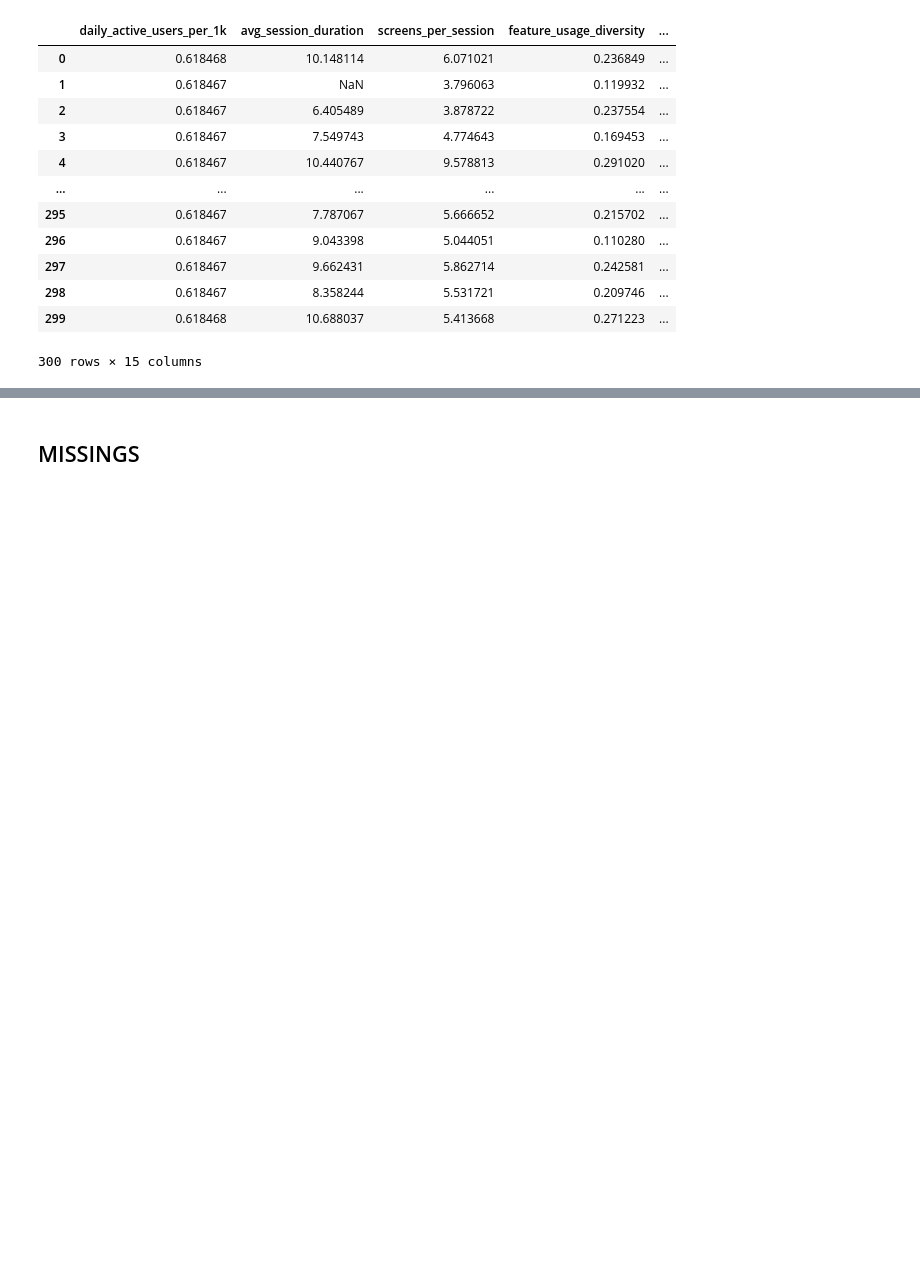
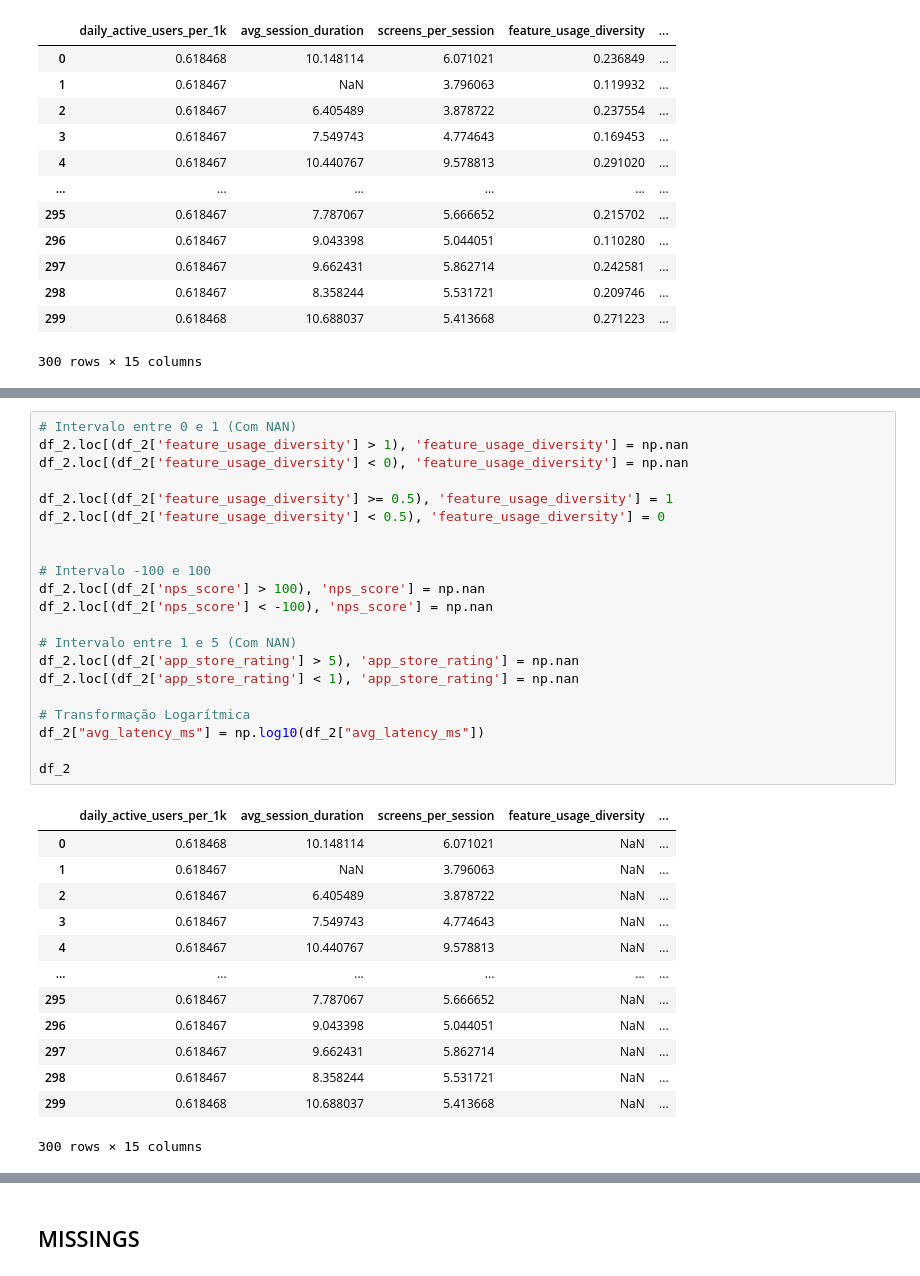
Before and after one commit to jfeiteira/Mini-projeto-do-PCA-e-Cluster, a Jupyter notebook: pca.ipynb, the cells around one changed output, grey strips where cells are left out. Saved outputs shown, nothing was run; the diff lists cells and outputs as text; blank space fills up the shorter version.

```diff
--- a/pca.ipynb
+++ b/pca.ipynb
@@ -217,0 +238,35 @@ df
+# %%
+# Intervalo entre 0 e 1 (Com NAN)
+df_2.loc[(df_2['feature_usage_diversity'] > 1), 'feature_usage_diversity'] = np.nan
+df_2.loc[(df_2['feature_usage_diversity'] < 0), 'feature_usage_diversity'] = np.nan
+
+df_2.loc[(df_2['feature_usage_diversity'] >= 0.5), 'feature_usage_diversity'] = 1
+df_2.loc[(df_2['feature_usage_diversity'] < 0.5), 'feature_usage_diversity'] = 0
+
+
+# Intervalo -100 e 100
+df_2.loc[(df_2['nps_score'] > 100), 'nps_score'] = np.nan
+df_2.loc[(df_2['nps_score'] < -100), 'nps_score'] = np.nan
+
+# Intervalo entre 1 e 5 (Com NAN)
+df_2.loc[(df_2['app_store_rating'] > 5), 'app_store_rating'] = np.nan
+df_2.loc[(df_2['app_store_rating'] < 1), 'app_store_rating'] = np.nan
+
+# Transformação Logarítmica
+df_2["avg_latency_ms"] = np.log10(df_2["avg_latency_ms"])
+
+df_2
+# %% [output]
+|  | daily_active_users_per_1k | avg_session_duration | screens_per_session | feature_usage_diversity | ... |
+| 0 | 0.618468 | 10.148114 | 6.071021 | NaN | ... |
+| 1 | 0.618467 | NaN | 3.796063 | NaN | ... |
+| 2 | 0.618467 | 6.405489 | 3.878722 | NaN | ... |
+| 3 | 0.618467 | 7.549743 | 4.774643 | NaN | ... |
+| 4 | 0.618467 | 10.440767 | 9.578813 | NaN | ... |
+| ... | ... | ... | ... | ... | ... |
+| 295 | 0.618467 | 7.787067 | 5.666652 | NaN | ... |
+| 296 | 0.618467 | 9.043398 | 5.044051 | NaN | ... |
+| 297 | 0.618467 | 9.662431 | 5.862714 | NaN | ... |
+| 298 | 0.618467 | 8.358244 | 5.531721 | NaN | ... |
+| 299 | 0.618468 | 10.688037 | 5.413668 | NaN | ... |
+300 rows × 15 columns
```
Also changed, not shown: parts of 44 cells of this notebook.
